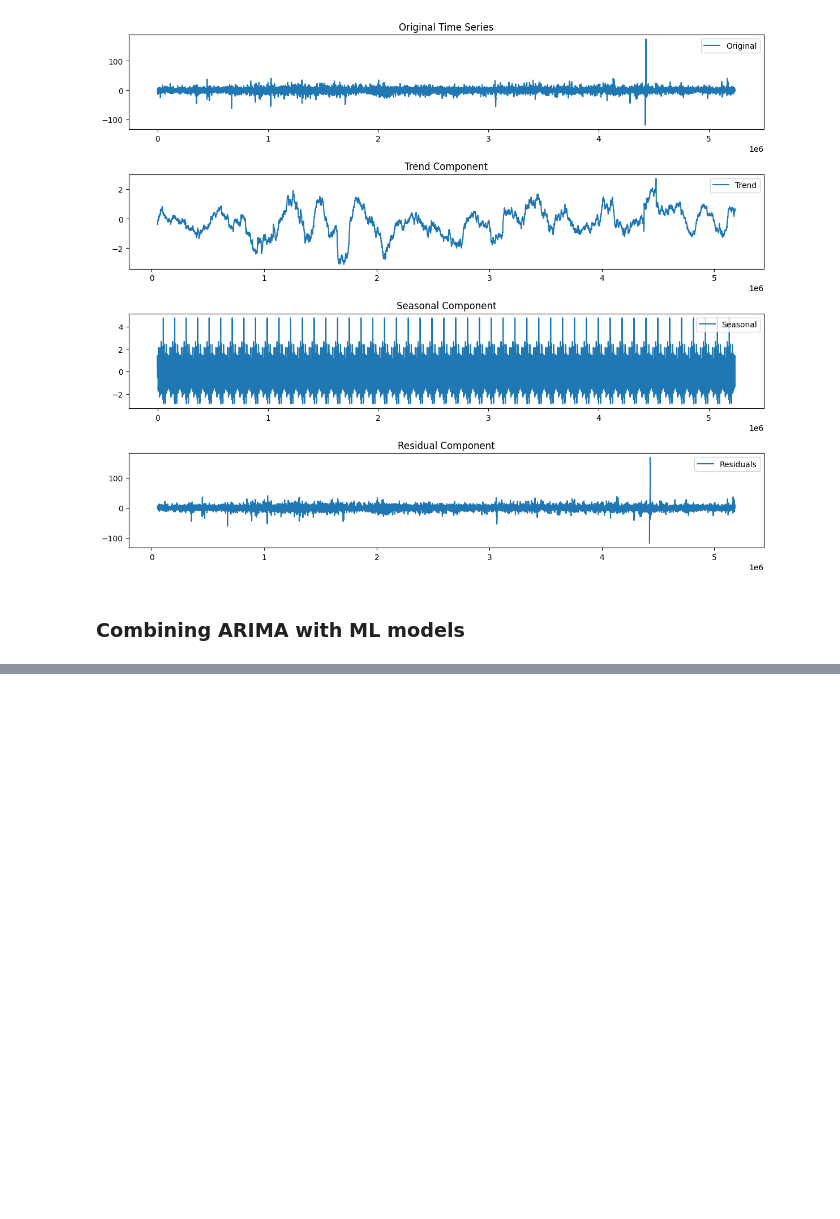
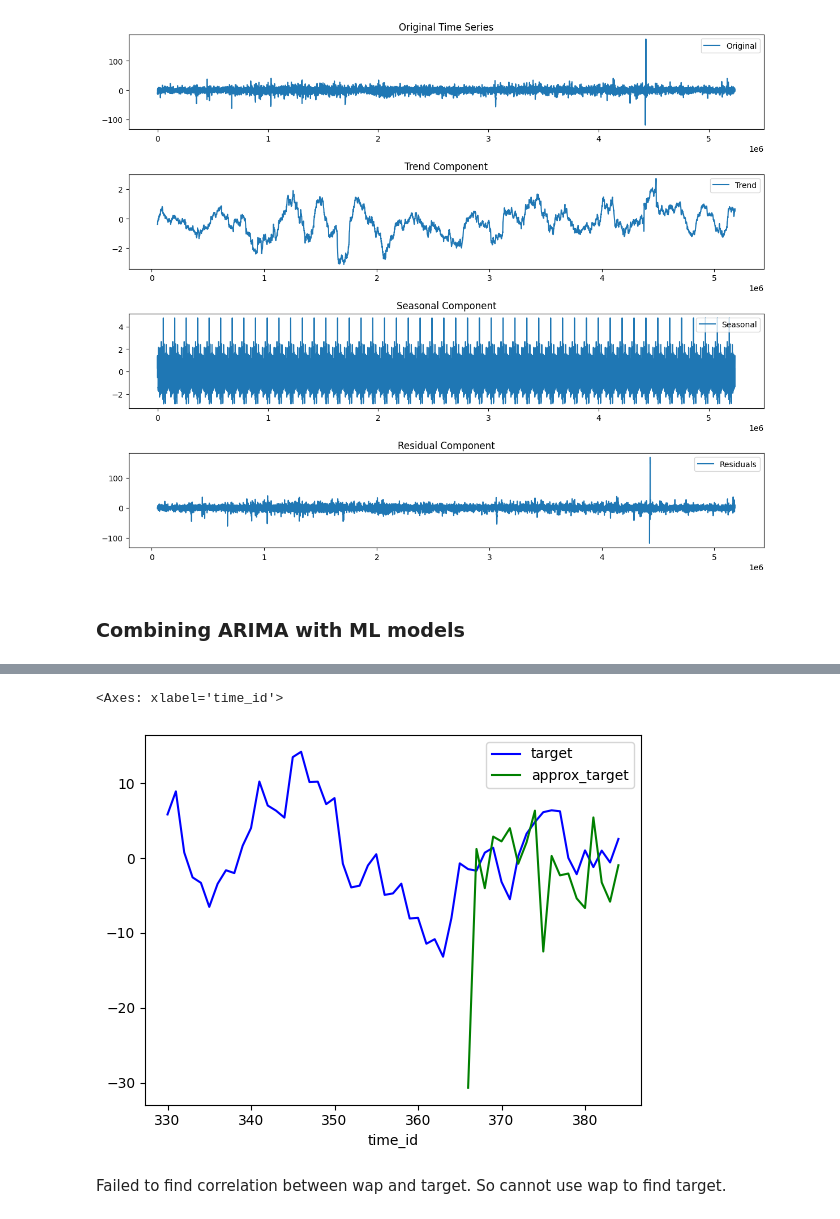
Before and after one commit to UNT-CSCE-Projects/US_stock_market_prediction, a Jupyter notebook: Optiver_stock_closing_price.ipynb, the cells around one changed output, grey strips where cells are left out. Saved outputs shown, nothing was run; the diff lists cells and outputs as text; code cells hidden in the pictures; blank space fills up the shorter version.

```diff
--- a/Optiver_stock_closing_price.ipynb
+++ b/Optiver_stock_closing_price.ipynb
@@ -746,0 +809,4 @@ plt.show()
+# %%
+# IndexWAP = (near_price * imbalance_buy_sell_flag) + (far_price * (1 - imbalance_buy_sell_flag))
+
+stock_wap['WAP Index'] = stock_wap['near_price']*stock_wap['imbalance_buy_sell_flag'] + stock_wap['far_price']*( 1 - stock_wap['imbalance_buy_sell_flag'])
@@ -746,0 +828,6 @@ plt.show()
+# %%
+def calculate_approx_wap(df):
+  df['WAP index approx'] = df['reference_price'] * (df['imbalance_size'] / (df['matched_size'] + df['imbalance_size']))
+  return df
+# %%
+stock_wap = calculate_approx_wap(stock_wap)
@@ -746,0 +870,3 @@ plt.show()
+# %%
+# Assuming you have a DataFrame named 'stock_wap' containing the necessary columns
+stock_wap['approx_target'] = ((stock_wap['wap'].shift(6) / stock_wap['wap']) - (stock_wap['WAP Index'].shift(6) / stock_wap['WAP Index'])) * 10000
@@ -746,0 +895,8 @@ plt.show()
+# %%
+stock_wap[stock_wap['date_id'] == 6].plot(x='time_id', y=['target', 'approx_target'], style=['b-', 'g-'])
+# %% [output]
+<Axes: xlabel='time_id'>
+[figure, added]
+# %% [markdown]
+Failed to find correlation between wap and target.
+So cannot use wap to find target.
```
Also changed, not shown: parts of 16 cells of this notebook.
